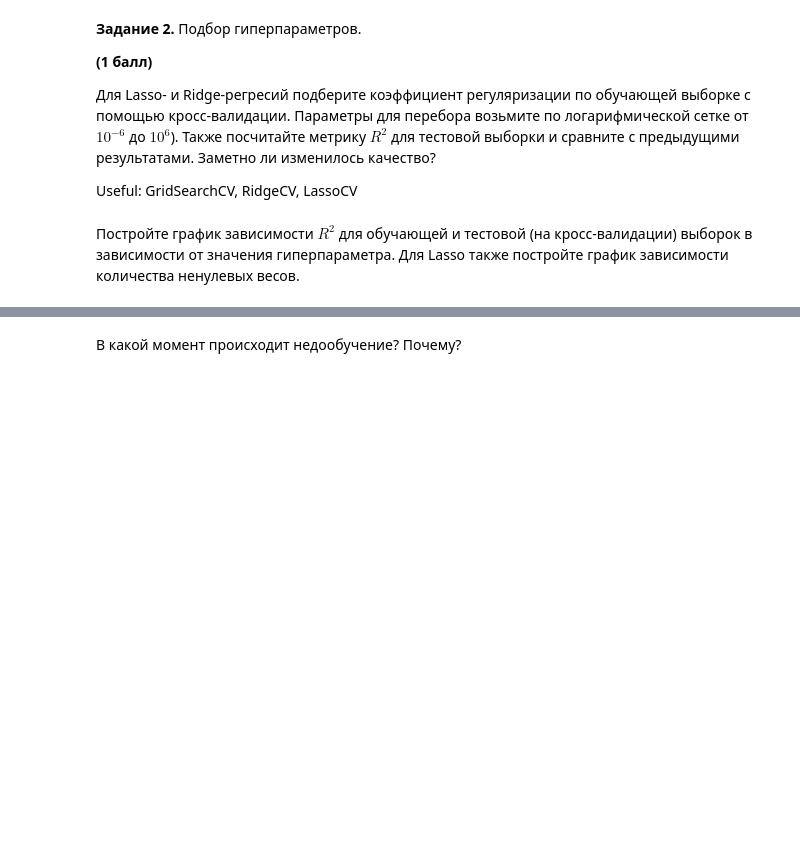
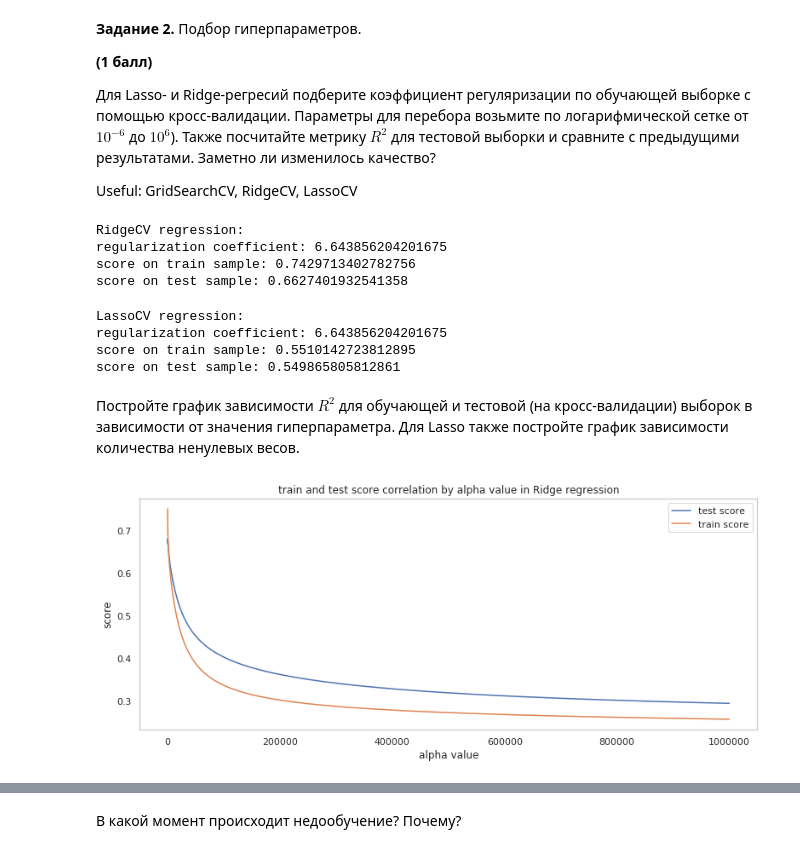
Before and after one commit to evgenstf/machine_learning_hse_course, a Jupyter notebook: homeworks/02/homework-practice-02.ipynb, the cells around one changed output, grey strips where cells are left out. Drawn from its saved outputs; the diff is of its cells as text; code cells hidden in the pictures; blank space fills up the shorter version.

```diff
--- a/homeworks/02/homework-practice-02.ipynb
+++ b/homeworks/02/homework-practice-02.ipynb
@@ -318,9 +321,9 @@ def pairplot(df, target):
 Датасет достаточно просто загрузить из библиотеки scikit-learn:
 # %%
 data = datasets.load_boston()
-df = pd.DataFrame(data.data)
-df.columns = data.feature_names
-y = data.target
+attributes = pd.DataFrame(data.data)
+attributes.columns = data.feature_names
+target = data.target
 # %%
 print(data['DESCR'])
 # %% [output]
@@ -353,7 +360,7 @@ df.head()
 # %% [markdown]
 Разделим выборку на обучающую и тестовую в отношении 8/2:
 # %%
-x_train, x_test, y_train, y_test = train_test_split(df, y, train_size=0.8, random_state=42)
+attributes_train, attributes_test, target_train, target_test = train_test_split(attributes, target, train_size=0.8, random_state=42)
 # %% [markdown]
 __Задание 1.__ Обучение линейной регрессии.
 
@@ -382,2 +417,35 @@ Useful: GridSearchCV, RidgeCV, LassoCV
+# %%
+def calculate_ridge_regularization_coefficient():
+    regression = lm.RidgeCV(
+        alphas=np.log2(np.arange(1e-6, 1e6, 100)),
+        store_cv_values=True,
+    )
+    regression.fit(attributes_train, target_train)
+    print("RidgeCV regression:")
+    print("regularization coefficient:", regression.alpha_)
+    print("score on train sample:", regression.score(attributes_train, target_train))
+    print("score on test sample:", regression.score(attributes_test, target_test))
+calculate_ridge_regularization_coefficient()
+# %% [output]
+RidgeCV regression:
+regularization coefficient: 6.643856204201675
+score on train sample: 0.7429713402782756
+score on test sample: 0.6627401932541358
+# %%
+def calculate_lasso_regularization_coefficient():
+    regression = lm.LassoCV(
+        alphas=np.log2(np.arange(1e-6, 1e6, 100))
+    )
+    regression.fit(attributes_train, target_train)
+    print("LassoCV regression:")
+    print("regularization coefficient:", regression.alpha_)
+    print("score on train sample:", regression.score(attributes_train, target_train))
+    print("score on test sample:", regression.score(attributes_test, target_test))
+calculate_lasso_regularization_coefficient()
+# %% [output]
+LassoCV regression:
+regularization coefficient: 6.643856204201675
+score on train sample: 0.5510142723812895
+score on test sample: 0.549865805812861
 # %% [markdown]
 Постройте график зависимости $R^2$ для обучающей и тестовой (на кросс-валидации) выборок в зависимости от значения гиперпараметра. Для Lasso также постройте график зависимости количества ненулевых весов.
@@ -386,0 +452,25 @@ Useful: GridSearchCV, RidgeCV, LassoCV
+# %%
+def draw_ridge_alpha_correlation():
+    scores_train = []
+    scores_test = []
+    alpha_values = np.arange(1e-6, 1e6, 100)
+    for alpha_value in alpha_values:
+        regression = lm.Ridge(alpha=alpha_value)
+        regression.fit(attributes_train, target_train)
+        scores_train.append(regression.score(attributes_train, target_train))
+        scores_test.append(regression.score(attributes_test, target_test))
+
+    f, (ax2) = plt.subplots(1, 1, figsize=(13, 5))
+
+    ax2.plot(alpha_values, scores_test, label=u"test score")
+    ax2.plot(alpha_values, scores_train, label=u"train score")
+    ax2.set_title(u"train and test score correlation by alpha value in Ridge regression")
+    ax2.set_xlabel(u"alpha value")
+    ax2.set_ylabel(u"score")
+    ax2.grid()
+    ax2.legend()
+
+    f.show()
+draw_ridge_alpha_correlation()
+# %% [output]
+[figure, added]
```
Also changed, not shown: parts of 35 cells of this notebook.
